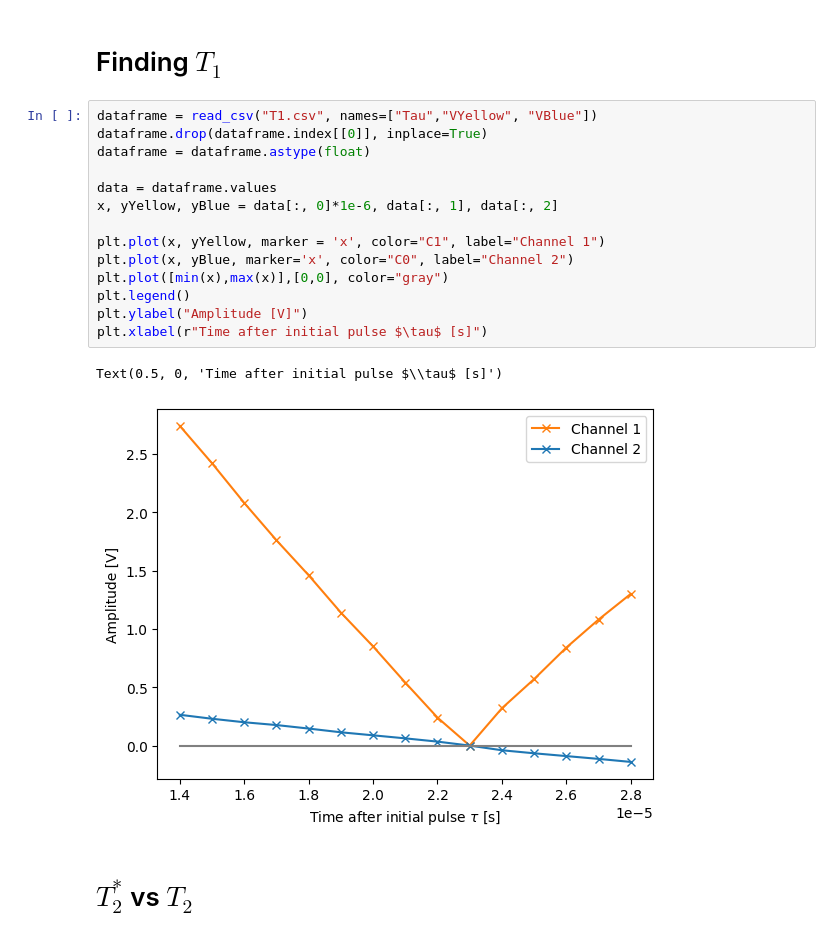
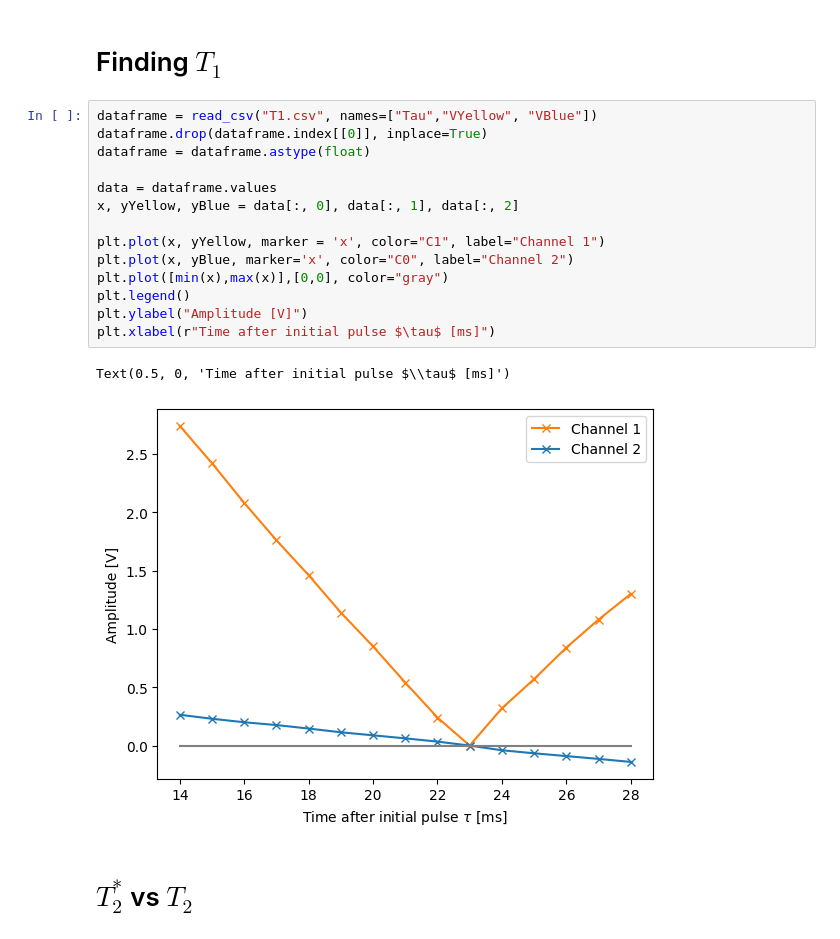
Before and after one commit to benjaminorthner/quantumlab, a Jupyter notebook: nmr/nmr.ipynb, the cells around one changed output. Saved outputs shown, nothing was run; the diff lists cells and outputs as text.

```diff
--- a/nmr/nmr.ipynb
+++ b/nmr/nmr.ipynb
@@ -46,20 +46,20 @@ T2_star: 6.483e-07 ms
 # %%
 dataframe = read_csv("T1.csv", names=["Tau","VYellow", "VBlue"])
 dataframe.drop(dataframe.index[[0]], inplace=True)
 dataframe = dataframe.astype(float)
 
 data = dataframe.values
-x, yYellow, yBlue = data[:, 0]*1e-6, data[:, 1], data[:, 2]
+x, yYellow, yBlue = data[:, 0], data[:, 1], data[:, 2]
 
 plt.plot(x, yYellow, marker = 'x', color="C1", label="Channel 1")
 plt.plot(x, yBlue, marker='x', color="C0", label="Channel 2")
 plt.plot([min(x),max(x)],[0,0], color="gray")
 plt.legend()
 plt.ylabel("Amplitude [V]")
-plt.xlabel(r"Time after initial pulse $\tau$ [s]")
+plt.xlabel(r"Time after initial pulse $\tau$ [ms]")
 # %% [output]
-Text(0.5, 0, 'Time after initial pulse $\\tau$ [s]')
+Text(0.5, 0, 'Time after initial pulse $\\tau$ [ms]')
-[figure, old version]
+[figure, new version]
 # %% [markdown]
 # $T_2^*$ vs $T_2$
 # %%
```
Also changed, not shown: parts of 1 cell of this notebook.
